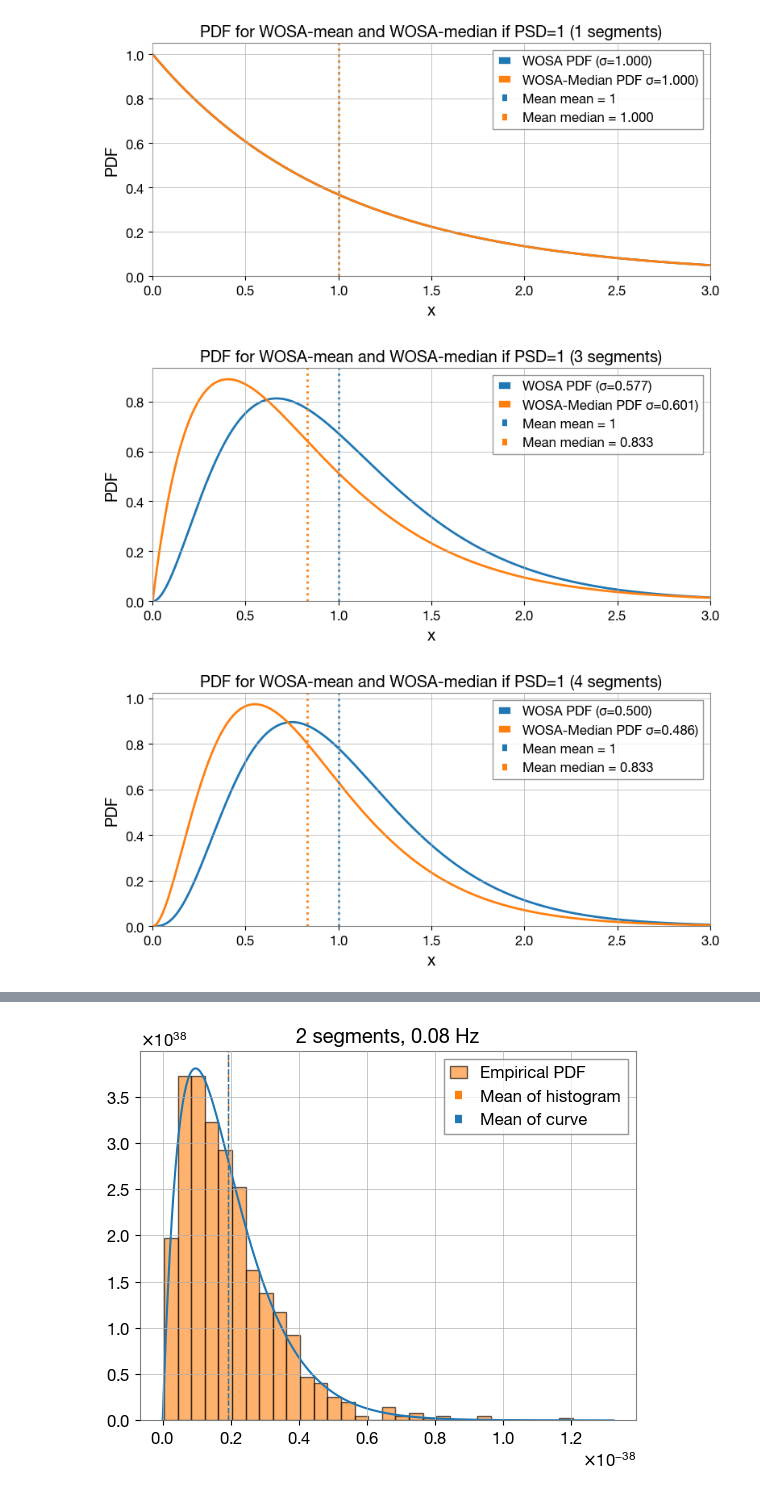
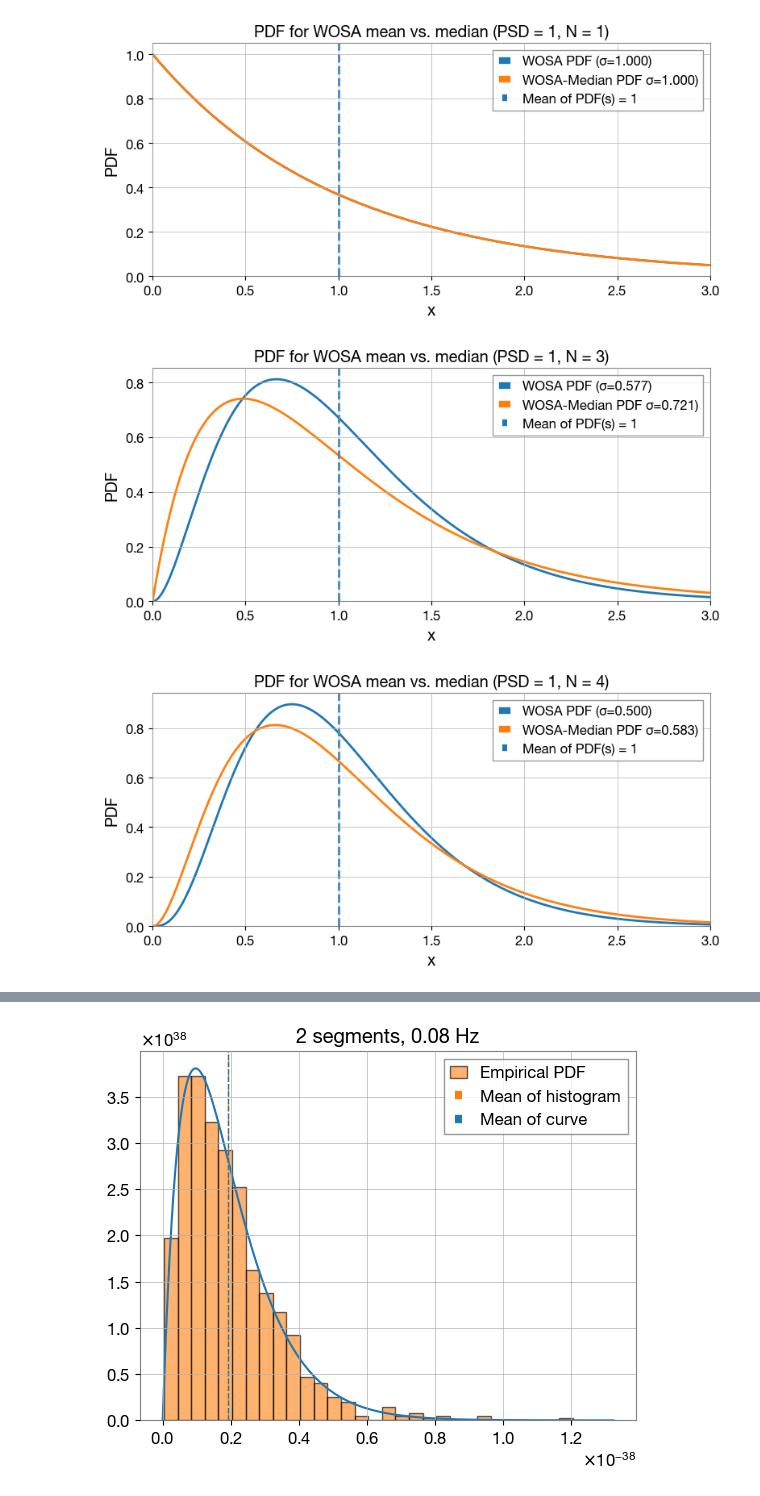
Before and after one commit to AkmDgreat/AkshatLISA, a Jupyter notebook: AkshatLISA/main_notebooks/psdNoiseMedianHistogram.ipynb, the cells around one changed output, grey strips where cells are left out. Cells and saved outputs as stored; diff of their text form; code cells hidden in the pictures.

```diff
--- a/AkshatLISA/main_notebooks/psdNoiseMedianHistogram.ipynb
+++ b/AkshatLISA/main_notebooks/psdNoiseMedianHistogram.ipynb
@@ -28,7 +44,10 @@ import matplotlib.pyplot as plt
 # %%
 for N in (1, 3, 4, 10, 11, 30, 31):
-    plot_unscaled_median_vs_mean_pdf(N, s=1)
+    plot_median_vs_mean_pdf(N, s=1, mode="scaled")
+
+for N in (1, 3, 4, 10, 11, 30, 31):
+    plot_median_vs_mean_pdf(N, s=1, mode="unscaled")
 # %% [output]
-[figure, old version]
+[figure, new version]
-[figure, old version]
+[figure, new version]
-[figure, old version]
+[figure, new version]
```
Also changed, not shown: parts of 8 cells of this notebook, 12 other files.
